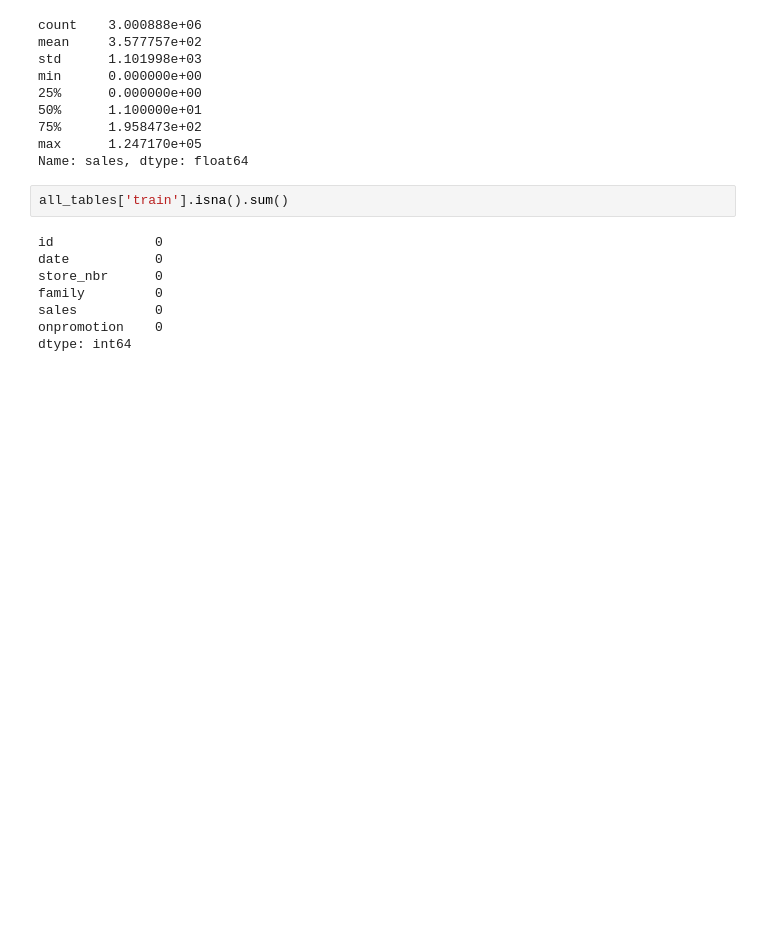
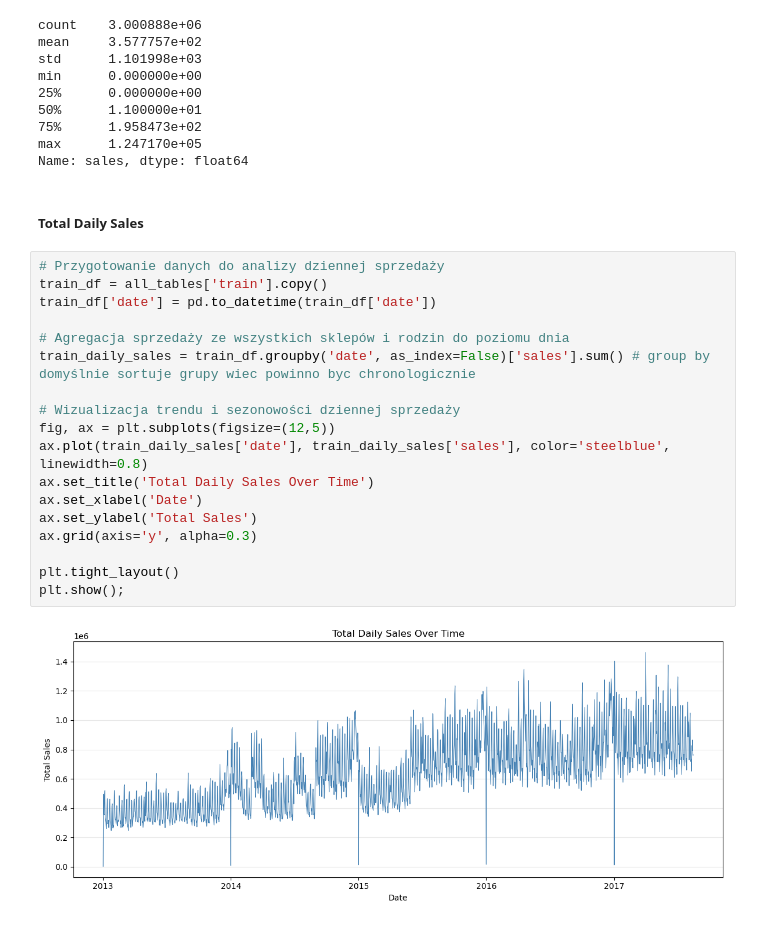
Before and after one commit to kejti97/demand-forecasting-favorita, a Jupyter notebook: 1. Demand Forecasting.ipynb, the cells around one changed output. Drawn from its saved outputs; the diff is of its cells as text; blank space fills up the shorter version.

Commit message:
Train data analysis_1

```diff
--- a/1. Demand Forecasting.ipynb
+++ b/1. Demand Forecasting.ipynb
@@ -915,13 +987,25 @@ min      0.000000e+00
 75%      1.958473e+02
 max      1.247170e+05
 Name: sales, dtype: float64
-# %%
-all_tables['train'].isna().sum()
-# %% [output]
-id             0
-date           0
-store_nbr      0
-family         0
-sales          0
-onpromotion    0
-dtype: int64
+# %% [markdown]
+##### Total Daily Sales
+# %%
+# Przygotowanie danych do analizy dziennej sprzedaży
+train_df = all_tables['train'].copy()
+train_df['date'] = pd.to_datetime(train_df['date'])
+
+# Agregacja sprzedaży ze wszystkich sklepów i rodzin do poziomu dnia
+train_daily_sales = train_df.groupby('date', as_index=False)['sales'].sum() # group by domyślnie sortuje grupy wiec powinno byc chronologicznie
+
+# Wizualizacja trendu i sezonowości dziennej sprzedaży
+fig, ax = plt.subplots(figsize=(12,5))
+ax.plot(train_daily_sales['date'], train_daily_sales['sales'], color='steelblue', linewidth=0.8)
+ax.set_title('Total Daily Sales Over Time')
+ax.set_xlabel('Date')
+ax.set_ylabel('Total Sales')
+ax.grid(axis='y', alpha=0.3)
+
+plt.tight_layout()
+plt.show();
+# %% [output]
+[figure, added]
```
Also changed, not shown: parts of 11 cells of this notebook.
